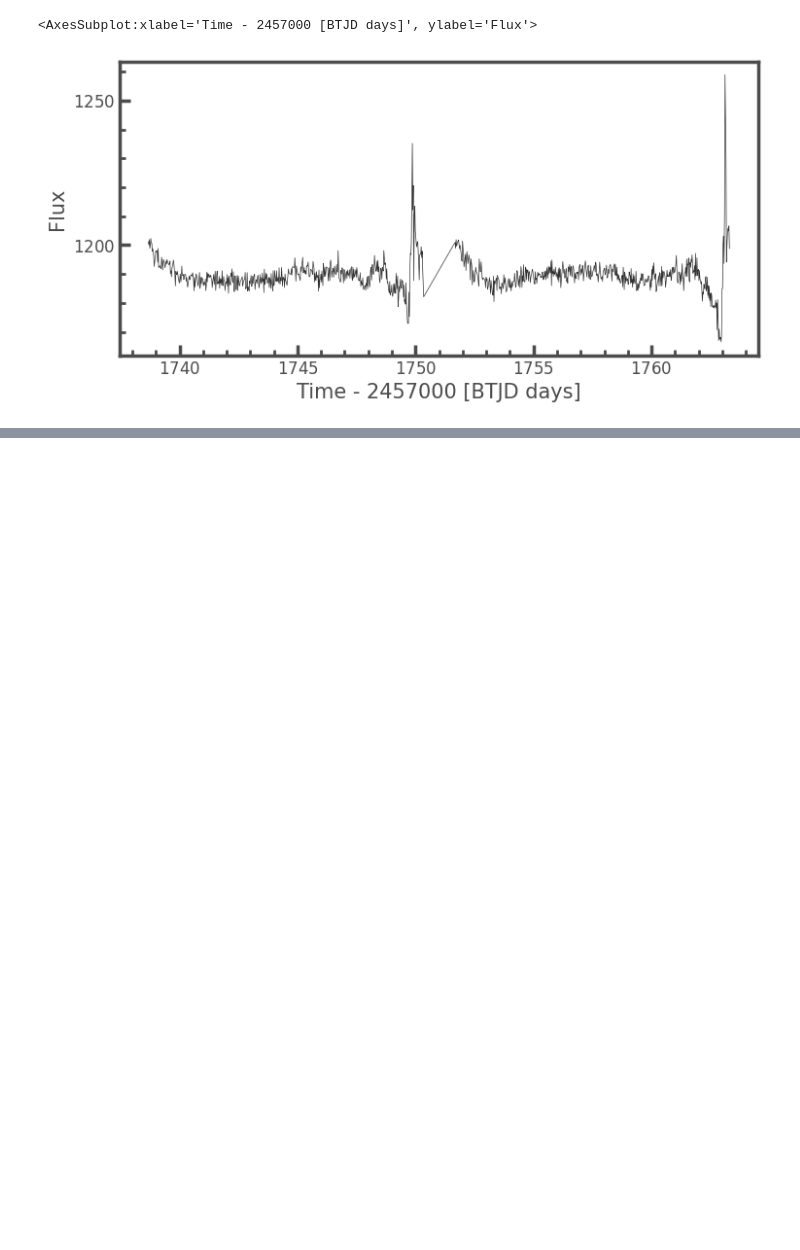
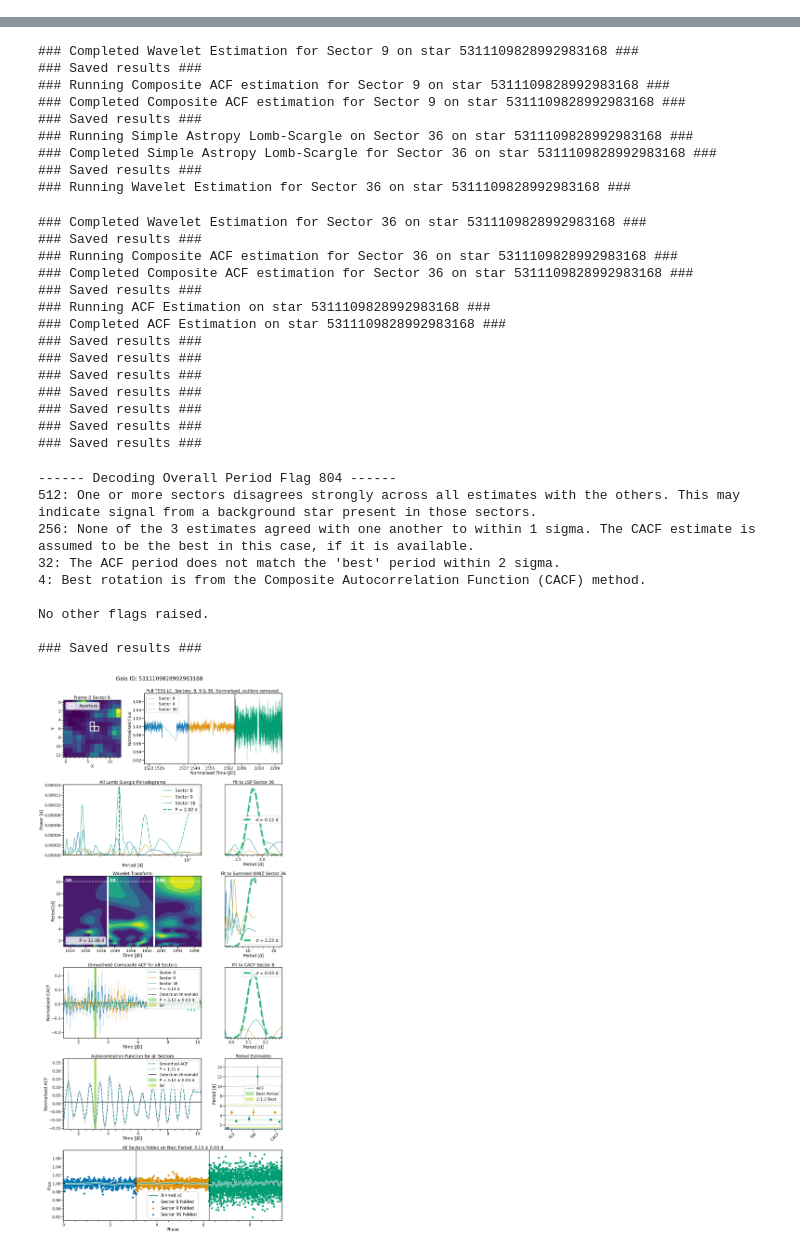
Before and after one commit to ojhall94/michael, a Jupyter notebook: Examples/Example.ipynb, the cells around one changed output, grey strips where cells are left out. Drawn from its saved outputs; the diff is of its cells as text; code cells hidden in the pictures; blank space fills up the shorter version.

Commit message:
Planning sector revamp

```diff
--- a/Examples/Example.ipynb
+++ b/Examples/Example.ipynb
@@ -60,8 +24,4 @@ WARNING: Input data contains invalid values (NaNs or infs), which were automatic
-# %%
-datum.to_lightkurve().plot()
-# %% [output]
-<AxesSubplot:xlabel='Time - 2457000 [BTJD days]', ylabel='Flux'>
-[figure, removed]
 # %%
-j = janet.boot(uni, index=1)
+j = janet.boot(uni, index=2)
 j.run(period_range = (1., 13.))
+# %% [output]
@@ -67,0 +88,33 @@ j.run(period_range = (1., 13.))
+### Completed Wavelet Estimation for Sector 9 on star 5311109828992983168 ###
+### Saved results ###
+### Running Composite ACF estimation for Sector 9 on star 5311109828992983168 ###
+### Completed Composite ACF estimation for Sector 9 on star 5311109828992983168 ###
+### Saved results ###
+### Running Simple Astropy Lomb-Scargle on Sector 36 on star 5311109828992983168 ###
+### Completed Simple Astropy Lomb-Scargle for Sector 36 on star 5311109828992983168 ###
+### Saved results ###
+### Running Wavelet Estimation for Sector 36 on star 5311109828992983168 ###
+### Completed Wavelet Estimation for Sector 36 on star 5311109828992983168 ###
+### Saved results ###
+### Running Composite ACF estimation for Sector 36 on star 5311109828992983168 ###
+### Completed Composite ACF estimation for Sector 36 on star 5311109828992983168 ###
+### Saved results ###
+### Running ACF Estimation on star 5311109828992983168 ###
+### Completed ACF Estimation on star 5311109828992983168 ###
+### Saved results ###
+### Saved results ###
+### Saved results ###
+### Saved results ###
+### Saved results ###
+### Saved results ###
+### Saved results ###
+------ Decoding Overall Period Flag 804 ------
+512: One or more sectors disagrees strongly across all estimates with the others. This may indicate signal from a background star present in those sectors.
+256: None of the 3 estimates agreed with one another to within 1 sigma. The CACF estimate is assumed to be the best in this case, if it is available.
+32: The ACF period does not match the 'best' period within 2 sigma.
+4: Best rotation is from the Composite Autocorrelation Function (CACF) method.
+
+No other flags raised.
+
+### Saved results ###
+[figure, added]
```
Also changed, not shown: parts of 12 cells of this notebook, 2 other files.
